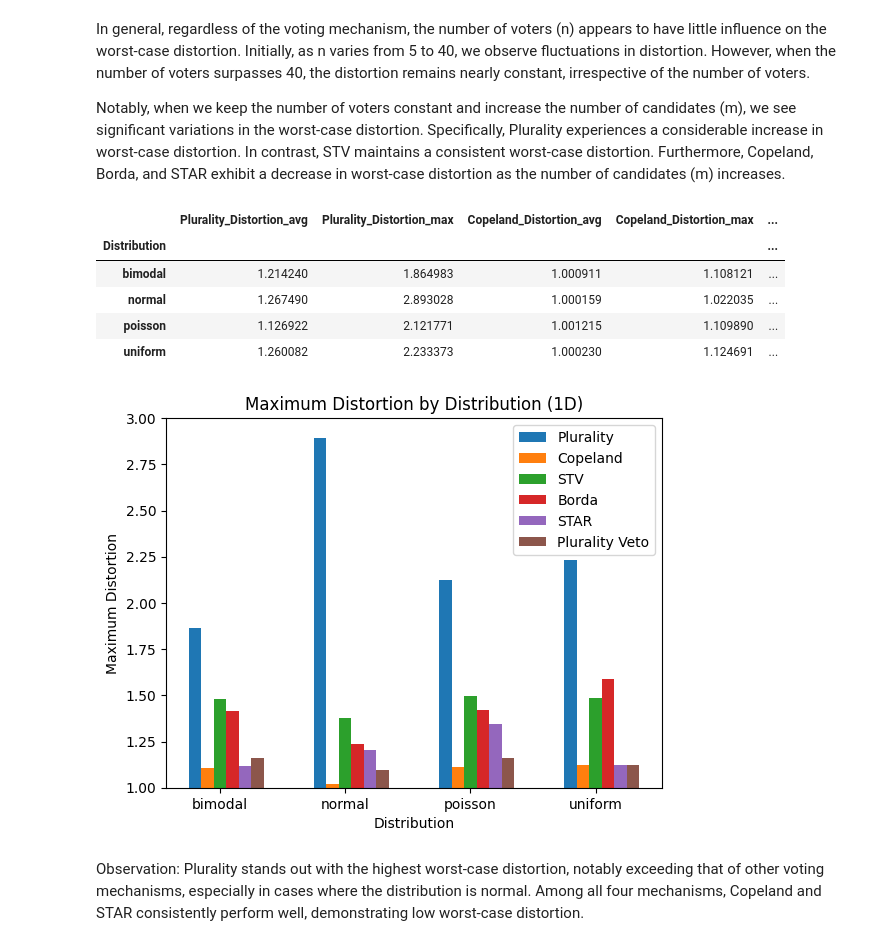
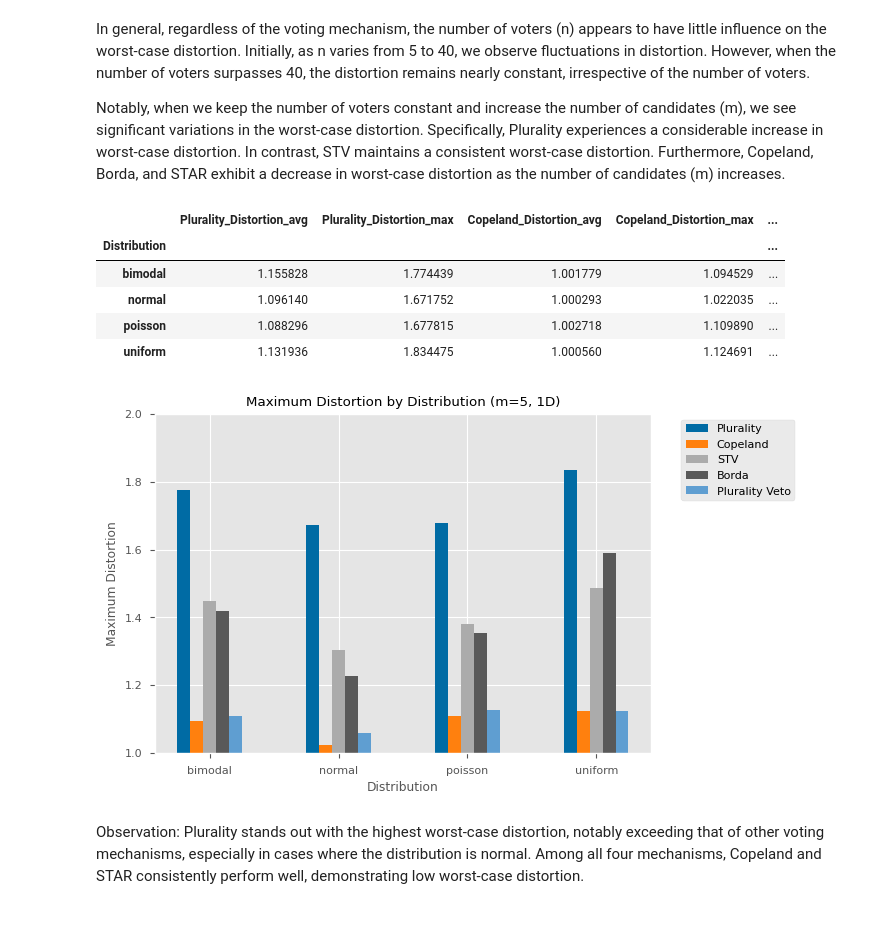
Before and after one commit to nguyetmle/voting-distortion, a Jupyter notebook: Visualization.ipynb, the cells around one changed output. Cells and saved outputs as stored; diff of their text form; code cells hidden in the pictures; blank space fills up the shorter version.

```diff
--- a/Visualization.ipynb
+++ b/Visualization.ipynb
@@ -2,6 +2,15 @@
 <a href="https://colab.research.google.com/github/nguyetmle/voting-distortion/blob/main/Voting_Distortion.ipynb" target="_parent"><img src="https://colab.research.google.com/assets/colab-badge.svg" alt="Open In Colab"/></a>
 # %%
 import matplotlib.pyplot as plt
+import matplotlib.style as style
+import matplotlib as mpl
 import pandas as pd
 import numpy as np
-from matplotlib.cm import get_cmap
+# from matplotlib.cm import get_cmap
+
+
+# mpl.rcParams.update(mpl.rcParamsDefault) #to reset style
+style.use('ggplot')
+style.use('tableau-colorblind10')
+style.use('seaborn-v0_8-paper')
+style.available
@@ -82,48 +111,53 @@ group_by_distribution  = df.groupby("Distribution").agg(Plurality_Distortion_avg
-# %%
-group_by_distribution
-# %% [output]
-|  | Plurality_Distortion_avg | Plurality_Distortion_max | Copeland_Distortion_avg | Copeland_Distortion_max | ... |
-| Distribution |  |  |  |  | ... |
-| bimodal | 1.214240 | 1.864983 | 1.000911 | 1.108121 | ... |
-| normal | 1.267490 | 2.893028 | 1.000159 | 1.022035 | ... |
-| poisson | 1.126922 | 2.121771 | 1.001215 | 1.109890 | ... |
-| uniform | 1.260082 | 2.233373 | 1.000230 | 1.124691 | ... |
+# %%
+group_by_distribution_m5  = df.loc[df['m'] == 5].groupby("Distribution").agg(Plurality_Distortion_avg = ("Plurality Distortion", "mean"), Plurality_Distortion_max = ("Plurality Distortion", "max"), Copeland_Distortion_avg = ("Copeland Distortion", "mean"), Copeland_Distortion_max = ("Copeland Distortion", "max"), STV_Distortion_avg = ("STV Distortion", "mean"), STV_Distortion_max = ("STV Distortion", "max"), Borda_Distortion_avg = ("Borda Distortion", "mean"), Borda_Distortion_max = ("Borda Distortion", "max"), STAR_Distortion_avg = ("STAR Distortion", "mean"), STAR_Distortion_max = ("STAR Distortion", "max"), PluralityVeto_Distortion_avg = ("Plurality Veto Distortion", "mean"), PluralityVeto_Distortion_max = ("Plurality Veto Distortion", "max"))
+group_by_distribution_m10  = df.loc[df['m'] == 10].groupby("Distribution").agg(Plurality_Distortion_avg = ("Plurality Distortion", "mean"), Plurality_Distortion_max = ("Plurality Distortion", "max"), Copeland_Distortion_avg = ("Copeland Distortion", "mean"), Copeland_Distortion_max = ("Copeland Distortion", "max"), STV_Distortion_avg = ("STV Distortion", "mean"), STV_Distortion_max = ("STV Distortion", "max"), Borda_Distortion_avg = ("Borda Distortion", "mean"), Borda_Distortion_max = ("Borda Distortion", "max"), STAR_Distortion_avg = ("STAR Distortion", "mean"), STAR_Distortion_max = ("STAR Distortion", "max"), PluralityVeto_Distortion_avg = ("Plurality Veto Distortion", "mean"), PluralityVeto_Distortion_max = ("Plurality Veto Distortion", "max"))
+group_by_distribution_m50  = df.loc[df['m'] == 50].groupby("Distribution").agg(Plurality_Distortion_avg = ("Plurality Distortion", "mean"), Plurality_Distortion_max = ("Plurality Distortion", "max"), Copeland_Distortion_avg = ("Copeland Distortion", "mean"), Copeland_Distortion_max = ("Copeland Distortion", "max"), STV_Distortion_avg = ("STV Distortion", "mean"), STV_Distortion_max = ("STV Distortion", "max"), Borda_Distortion_avg = ("Borda Distortion", "mean"), Borda_Distortion_max = ("Borda Distortion", "max"), STAR_Distortion_avg = ("STAR Distortion", "mean"), STAR_Distortion_max = ("STAR Distortion", "max"), PluralityVeto_Distortion_avg = ("Plurality Veto Distortion", "mean"), PluralityVeto_Distortion_max = ("Plurality Veto Distortion", "max"))
+group_by_distribution_m100  = df.loc[df['m'] == 100].groupby("Distribution").agg(Plurality_Distortion_avg = ("Plurality Distortion", "mean"), Plurality_Distortion_max = ("Plurality Distortion", "max"), Copeland_Distortion_avg = ("Copeland Distortion", "mean"), Copeland_Distortion_max = ("Copeland Distortion", "max"), STV_Distortion_avg = ("STV Distortion", "mean"), STV_Distortion_max = ("STV Distortion", "max"), Borda_Distortion_avg = ("Borda Distortion", "mean"), Borda_Distortion_max = ("Borda Distortion", "max"), STAR_Distortion_avg = ("STAR Distortion", "mean"), STAR_Distortion_max = ("STAR Distortion", "max"), PluralityVeto_Distortion_avg = ("Plurality Veto Distortion", "mean"), PluralityVeto_Distortion_max = ("Plurality Veto Distortion", "max"))
+# %%
+group_by_distribution_m5
+# %% [output]
+|  | Plurality_Distortion_avg | Plurality_Distortion_max | Copeland_Distortion_avg | Copeland_Distortion_max | ... |
+| Distribution |  |  |  |  | ... |
+| bimodal | 1.155828 | 1.774439 | 1.001779 | 1.094529 | ... |
+| normal | 1.096140 | 1.671752 | 1.000293 | 1.022035 | ... |
+| poisson | 1.088296 | 1.677815 | 1.002718 | 1.109890 | ... |
+| uniform | 1.131936 | 1.834475 | 1.000560 | 1.124691 | ... |
 # %%
-
 # Extract the data
-distribution = group_by_distribution.index
-plurality_max = group_by_distribution["Plurality_Distortion_max"]
-copeland_max = group_by_distribution["Copeland_Distortion_max"]
-stv_max = group_by_distribution["STV_Distortion_max"]
-borda_max = group_by_distribution["Borda_Distortion_max"]
-star_max = group_by_distribution["STAR_Distortion_max"]
-pluralityVeto_max = group_by_distribution["PluralityVeto_Distortion_max"]
+distribution = group_by_distribution_m5.index
+plurality_max = group_by_distribution_m5["Plurality_Distortion_max"]
+copeland_max = group_by_distribution_m5["Copeland_Distortion_max"]
+stv_max = group_by_distribution_m5["STV_Distortion_max"]
+borda_max = group_by_distribution_m5["Borda_Distortion_max"]
+# star_max = group_by_distribution_m5["STAR_Distortion_max"]
+pluralityVeto_max = group_by_distribution_m5["PluralityVeto_Distortion_max"]
 
 # Set the width of each bar
 bar_width = 0.1
 
 # Define x-axis positions for the bars
 x = np.arange(len(distribution))
 
 # Create the bar plots for each distortion metric
 plt.bar(x - 2 * bar_width, plurality_max, width=bar_width, label="Plurality")
 plt.bar(x - bar_width, copeland_max, width=bar_width, label="Copeland")
 plt.bar(x, stv_max, width=bar_width, label="STV")
 plt.bar(x + bar_width, borda_max, width=bar_width, label="Borda")
-plt.bar(x + 2 * bar_width, star_max, width=bar_width, label="STAR")
-plt.bar(x + 3 * bar_width, pluralityVeto_max, width=bar_width, label="Plurality Veto")
+# plt.bar(x + 2 * bar_width, star_max, width=bar_width, label="STAR")
+plt.bar(x + 2 * bar_width, pluralityVeto_max, width=bar_width, label="Plurality Veto")
 
 # Customize the plot
+
 plt.xlabel("Distribution")
 plt.ylabel("Maximum Distortion")
-plt.title("Maximum Distortion by Distribution (1D)")
+plt.title("Maximum Distortion by Distribution (m=5, 1D)")
 plt.xticks(x, distribution)
-plt.ylim(1,3)
-plt.legend()
+plt.ylim(1,2)
+plt.legend(bbox_to_anchor=(1.05, 1), loc='upper left')
 
 # Show the plot
 plt.show()
 # %% [output]
-[figure, old version]
+[figure, new version]
 # %% [markdown]
 Observation: Plurality stands out with the highest worst-case distortion, notably exceeding that of other voting mechanisms, especially in cases where the distribution is normal. Among all four mechanisms, Copeland and STAR consistently perform well, demonstrating low worst-case distortion.
```
Also changed, not shown: parts of 39 cells of this notebook, 12 other files.
